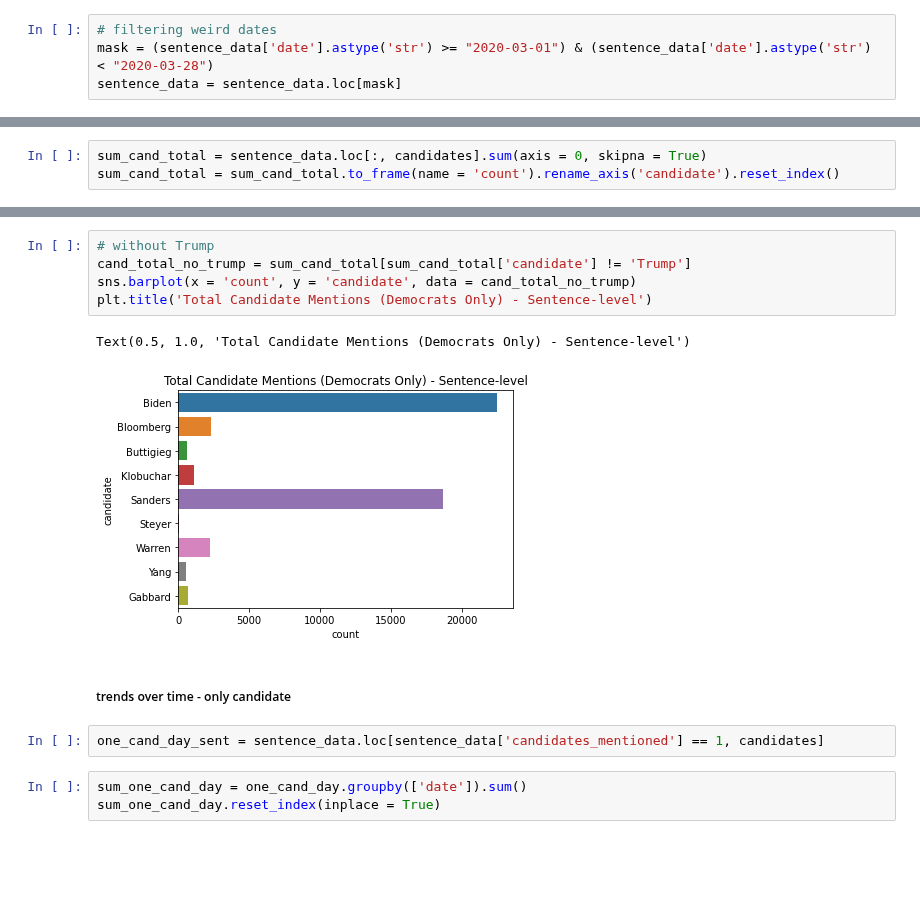
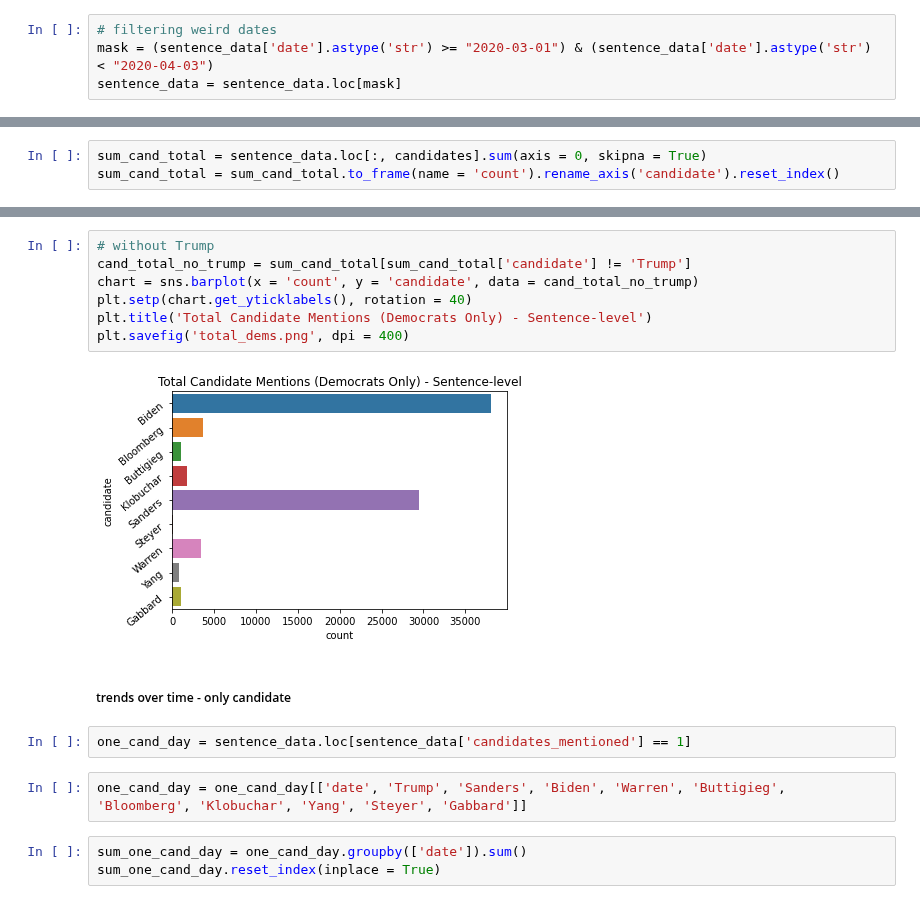
Before and after one commit to MarinaWyss/Hertie-NLP-Python-Project, a Jupyter notebook: 3_Descriptives.ipynb, the cells around one changed output, grey strips where cells are left out. Drawn from its saved outputs; the diff is of its cells as text; blank space fills up the shorter version.

```diff
--- a/3_Descriptives.ipynb
+++ b/3_Descriptives.ipynb
@@ -151,7 +151,7 @@ sentence_data['date'] = pd.to_datetime(sentence_data['date'], errors='coerce')
 sentence_data['date'] = sentence_data['date'].dt.date
 # %%
 # filtering weird dates
-mask = (sentence_data['date'].astype('str') >= "2020-03-01") & (sentence_data['date'].astype('str') < "2020-03-28")
+mask = (sentence_data['date'].astype('str') >= "2020-03-01") & (sentence_data['date'].astype('str') < "2020-04-03")
 sentence_data = sentence_data.loc[mask]
 # %% [markdown]
 ##### number of sentences where candidate is the only one mentioned
@@ -215,15 +216,18 @@ Text(0.5, 1.0, 'Total Candidate Mentions - Sentence-level')
 # %%
 # without Trump
 cand_total_no_trump = sum_cand_total[sum_cand_total['candidate'] != 'Trump']
-sns.barplot(x = 'count', y = 'candidate', data = cand_total_no_trump)
+chart = sns.barplot(x = 'count', y = 'candidate', data = cand_total_no_trump)
+plt.setp(chart.get_yticklabels(), rotation = 40)
 plt.title('Total Candidate Mentions (Democrats Only) - Sentence-level')
+plt.savefig('total_dems.png', dpi = 400)
 # %% [output]
-Text(0.5, 1.0, 'Total Candidate Mentions (Democrats Only) - Sentence-level')
-[figure, old version]
+[figure, new version]
 # %% [markdown]
 ##### trends over time - only candidate
 # %%
-one_cand_day_sent = sentence_data.loc[sentence_data['candidates_mentioned'] == 1, candidates]
+one_cand_day = sentence_data.loc[sentence_data['candidates_mentioned'] == 1]
+# %%
+one_cand_day = one_cand_day[['date', 'Trump', 'Sanders', 'Biden', 'Warren', 'Buttigieg', 'Bloomberg', 'Klobuchar', 'Yang', 'Steyer', 'Gabbard']]
 # %%
 sum_one_cand_day = one_cand_day.groupby(['date']).sum()
 sum_one_cand_day.reset_index(inplace = True)
```
Also changed, not shown: parts of 12 cells of this notebook, 15 other files.
